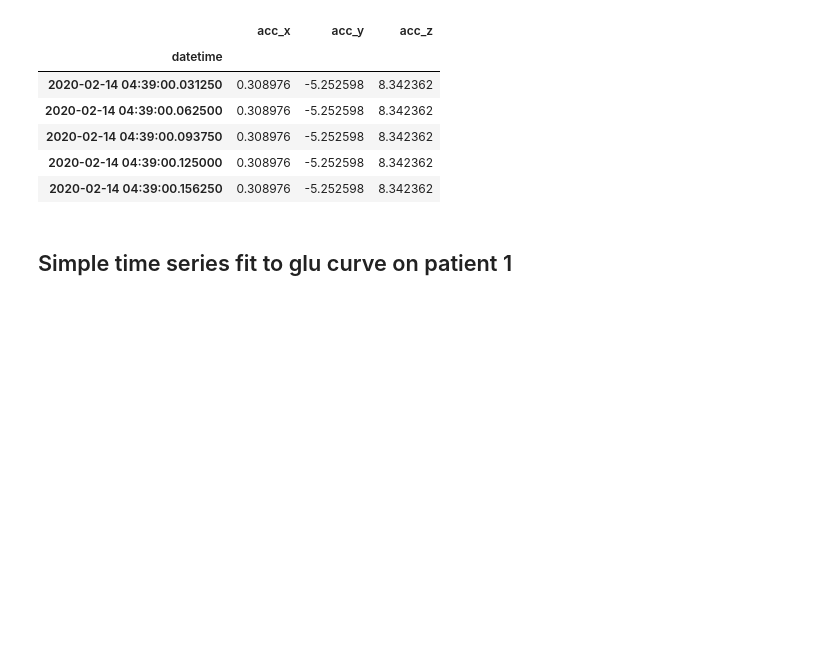
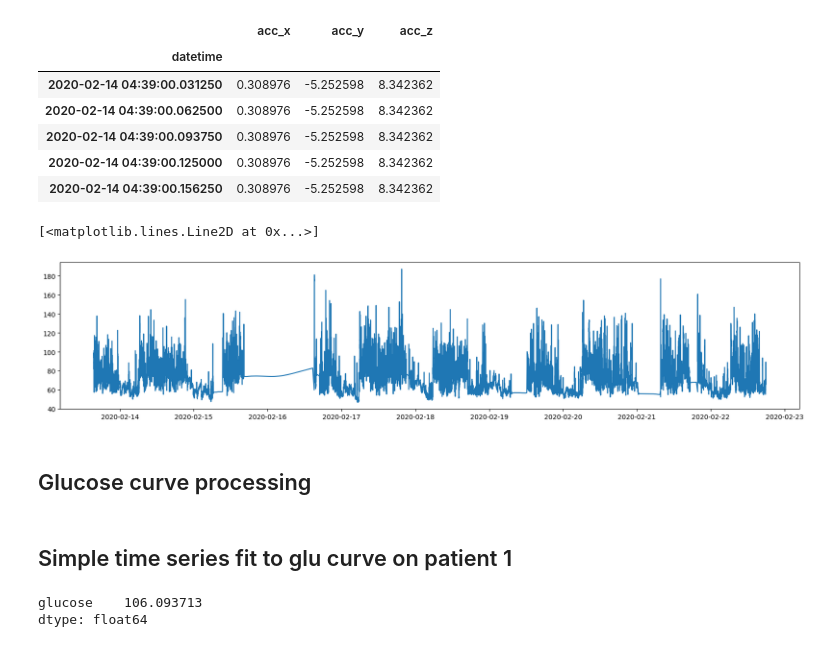
Before and after one commit to NoahGillespie/CGM, a Jupyter notebook: GoodResults.ipynb, the cells around one changed output. Cells and saved outputs as stored; diff of their text form; code cells hidden in the pictures; blank space fills up the shorter version.

```diff
--- a/GoodResults.ipynb
+++ b/GoodResults.ipynb
@@ -395,3 +395,11 @@ data[1].acc[(data[1].acc.index < '2020-02-14 04:40:00') & (data[1].acc.index > '
 | 2020-02-14 04:39:00.093750 | 0.308976 | -5.252598 | 8.342362 |
 | 2020-02-14 04:39:00.125000 | 0.308976 | -5.252598 | 8.342362 |
 | 2020-02-14 04:39:00.156250 | 0.308976 | -5.252598 | 8.342362 |
+# %%
+plt.figure(figsize=(20, 4))
+plt.plot(data[1].hr)
+# %% [output]
+[<matplotlib.lines.Line2D at 0x...>]
+[figure, added]
+# %% [markdown]
+## Glucose curve processing
@@ -398,2 +412,8 @@ data[1].acc[(data[1].acc.index < '2020-02-14 04:40:00') & (data[1].acc.index > '
 # %% [markdown]
 ## Simple time series fit to glu curve on patient 1
+# %%
+# Baseline mean model
+data[1].glu.mean()
+# %% [output]
+glucose    106.093713
+dtype: float64
```
Also changed, not shown: parts of 20 cells of this notebook.
